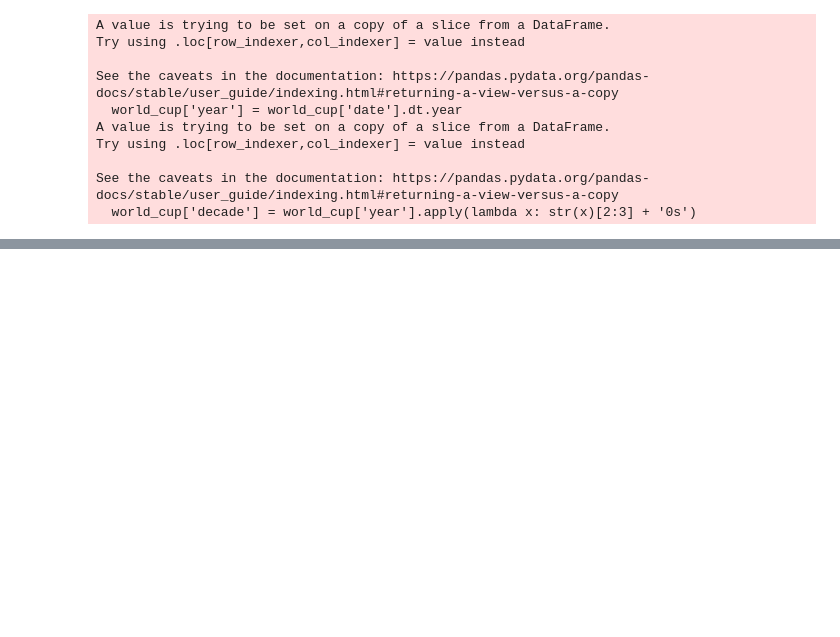
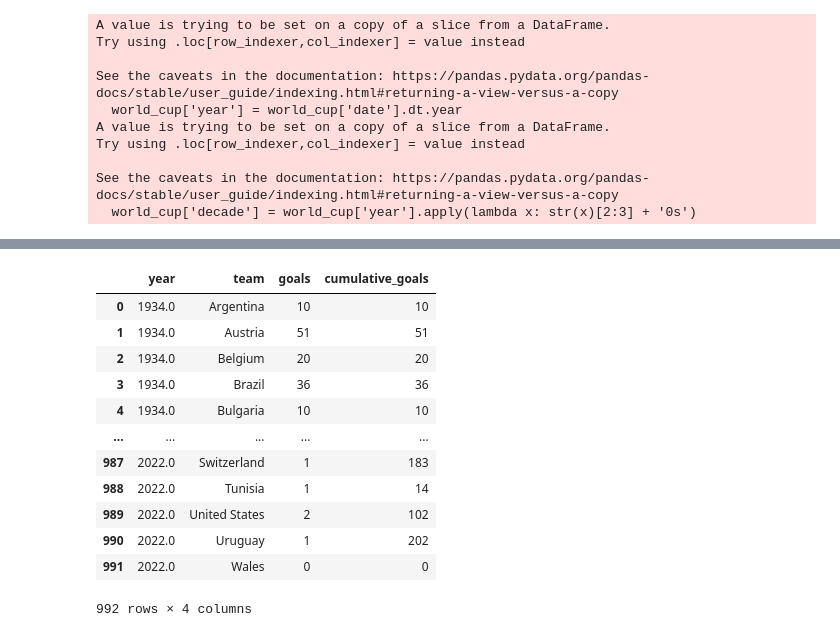
Before and after one commit to felipereis150/world_cup, a Jupyter notebook: EDA.ipynb, the cells around one changed output, grey strips where cells are left out. Drawn from its saved outputs; the diff is of its cells as text; code cells hidden in the pictures; blank space fills up the shorter version.

```diff
--- a/EDA.ipynb
+++ b/EDA.ipynb
@@ -90,0 +116,21 @@ world_cup
+# %%
+# cities there was most world cup matches
+
+goals_by_team = world_cup.groupby(['year', 'home_team'])['home_score'].sum().reset_index().sort_values(by=['year', 'home_team'])
+goals_by_team['cumulative_goals'] = goals_by_team.groupby('home_team')['home_score'].cumsum()
+goals_by_team.rename(columns={'home_team': 'team', 'home_score': 'goals'}, inplace=True)
+goals_by_team
+# %% [output]
+|  | year | team | goals | cumulative_goals |
+| 0 | 1934.0 | Argentina | 10 | 10 |
+| 1 | 1934.0 | Austria | 51 | 51 |
+| 2 | 1934.0 | Belgium | 20 | 20 |
+| 3 | 1934.0 | Brazil | 36 | 36 |
+| 4 | 1934.0 | Bulgaria | 10 | 10 |
+| ... | ... | ... | ... | ... |
+| 987 | 2022.0 | Switzerland | 1 | 183 |
+| 988 | 2022.0 | Tunisia | 1 | 14 |
+| 989 | 2022.0 | United States | 2 | 102 |
+| 990 | 2022.0 | Uruguay | 1 | 202 |
+| 991 | 2022.0 | Wales | 0 | 0 |
+992 rows × 4 columns
```
Also changed, not shown: parts of 24 cells of this notebook, 2 other files.
